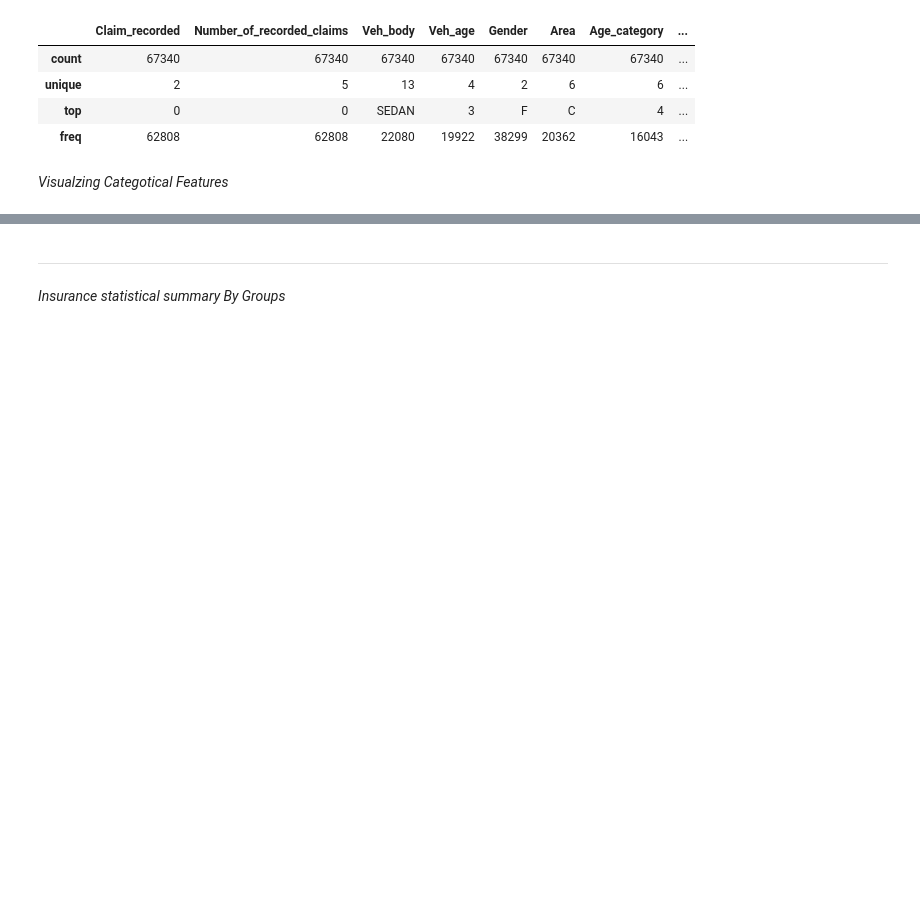
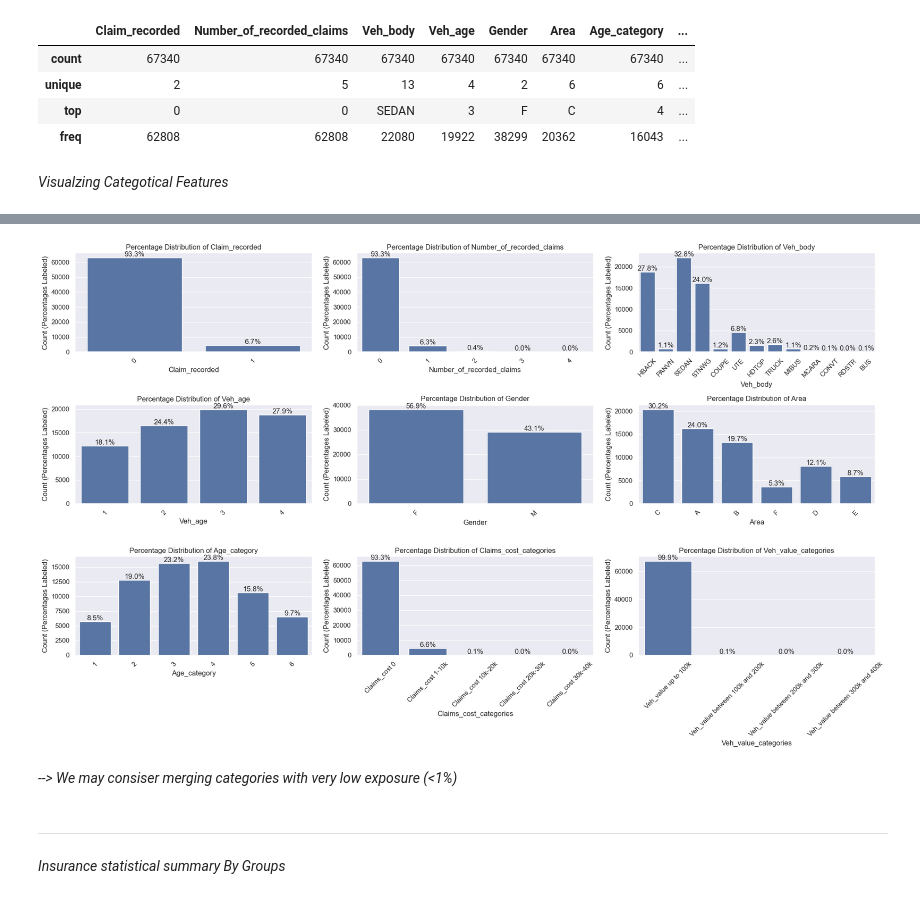
Before and after one commit to omars1234/Auto_Mobile_Inusrance_Analysis, a Jupyter notebook: Project_NoteBook.ipynb, the cells around one changed output, grey strips where cells are left out. Cells and saved outputs as stored; diff of their text form; code cells hidden in the pictures; blank space fills up the shorter version.

```diff
--- a/Project_NoteBook.ipynb
+++ b/Project_NoteBook.ipynb
@@ -284,5 +290,0 @@ df[Numnerical_features].corr(method="spearman")
-# %%
-matplotlib.rcParams["figure.figsize"]=(20,5)
-ax=sns.heatmap(df[Numnerical_features].corr(method="spearman"),annot=True,cmap="YlGnBu",fmt=".5f")
-ax.set_title("Spearman Correlation Heatmap",fontsize=20)
-plt.show()
@@ -300,37 +300,3 @@ df[categorical_features].describe()
 | freq | 62808 | 62808 | 22080 | 19922 | 38299 | 20362 | 16043 | ... |
 # %% [markdown]
 *Visualzing Categotical Features*
-# %%
-%matplotlib inline
-import matplotlib.pyplot as plt
-import matplotlib.gridspec as gridspec
-fig = plt.figure(figsize=(20, 10))
-gs = gridspec.GridSpec(2, 2, height_ratios=[1, 1])
-
-ax1 = fig.add_subplot(gs[0, 0])
-sns.countplot(data=df[categorical_features], x="Gender", ax=ax1,hue='Gender')
-ax1.set_title("Gender")
-ax1.set_xlabel("")
-for container in ax1.containers:
-    ax1.bar_label(container)
-
-ax2 = fig.add_subplot(gs[0, 1])
-Area_order=['A','B','C','D','E','F']
-sns.countplot(data=df[categorical_features], x="Area", ax=ax2,hue='Area')
-ax2.set_xticklabels(Area_order, rotation=45)
-ax2.legend("")
-ax2.set_title("Area")
-ax2.set_xlabel("")
-for container in ax2.containers:
-    ax2.bar_label(container)
-
-ax3 = fig.add_subplot(gs[1, :])
-sns.countplot(data=df[categorical_features], x="Veh_body", ax=ax3,hue='Veh_body')
-ax3.set_title("Veh_body")
-ax3.set_xlabel("")
-for container in ax3.containers:
-    ax3.bar_label(container)
-
-sns.set_style("darkgrid")
-plt.tight_layout()
-plt.show()
@@ -384,3 +397,10 @@ plt.show()
+# %%
+columns = df[categorical_features].columns.tolist()
+plot_countplots_with_percent(df=df, columns=columns,rotation_angle=45)
+# %% [output]
+[figure, added]
+# %% [markdown]
+*--> We may  consiser merging categories with very low exposure (<1%)*
 # %% [markdown]
 ---
 *Insurance statistical summary By Groups*
```
Also changed, not shown: parts of 88 cells of this notebook, 21 other files.
